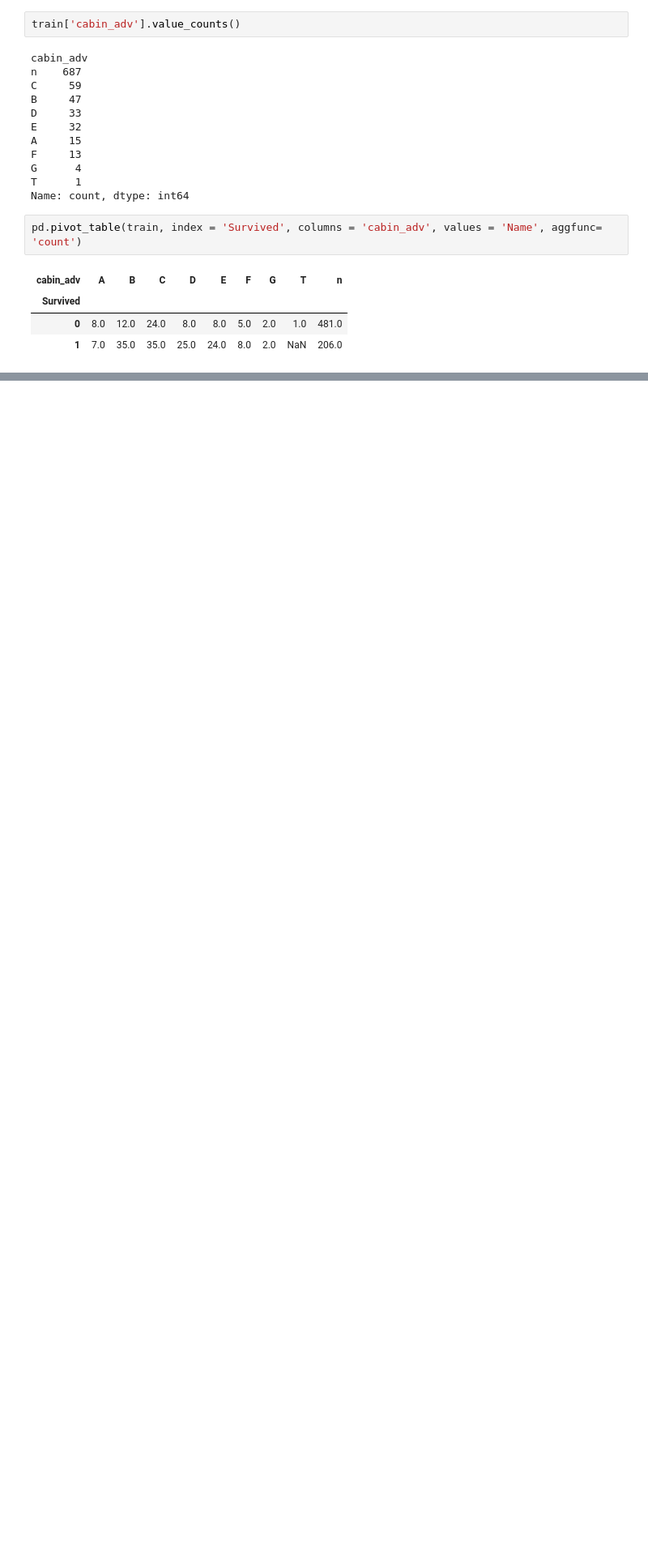
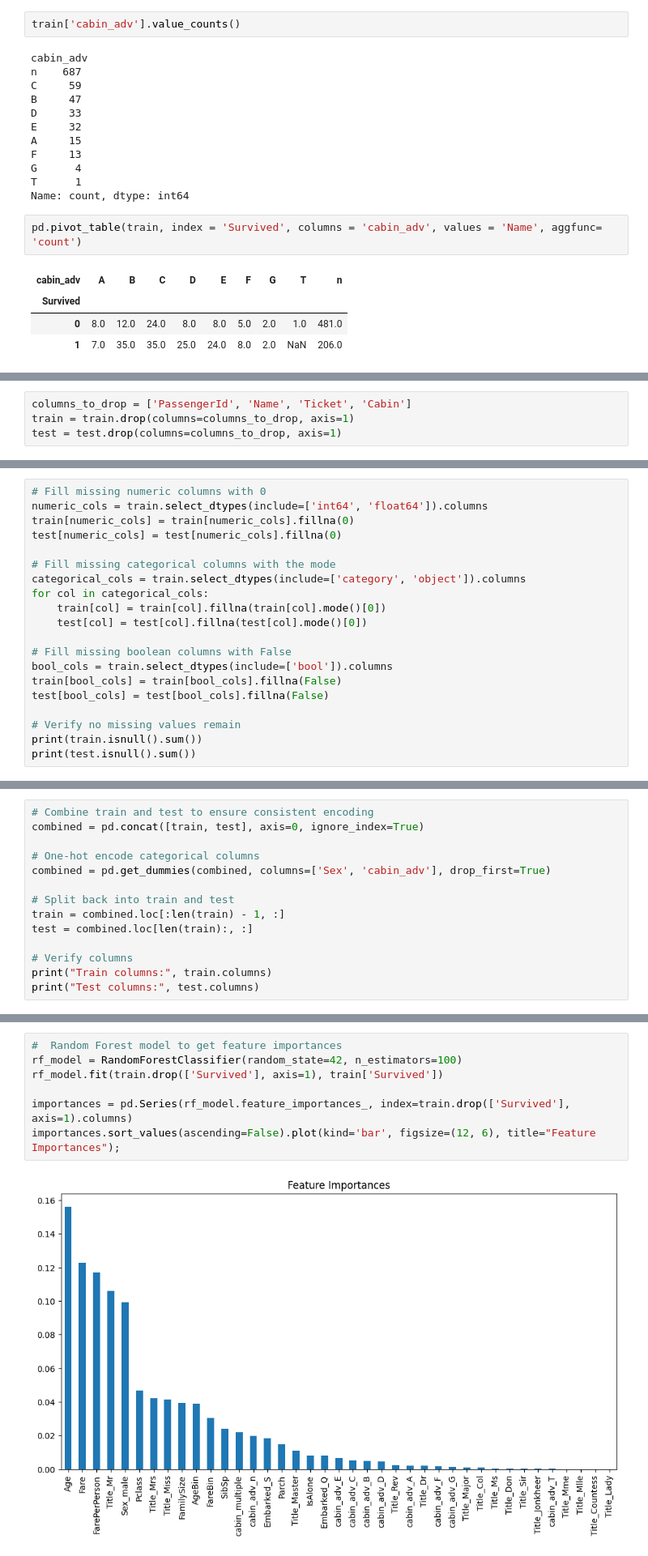
Before and after one commit to anu-sha19/titanic_ML-from-disaster, a Jupyter notebook: titanic-ml-project-debugged.ipynb, the cells around one changed output, grey strips where cells are left out. Shown: that part at 81% size. Drawn from its saved outputs; the diff is of its cells as text; blank space fills up the shorter version.

```diff
--- a/titanic-ml-project-debugged.ipynb
+++ b/titanic-ml-project-debugged.ipynb
@@ -511,0 +262,4 @@ for name, model in stacking_model.estimators_:
+# %%
+columns_to_drop = ['PassengerId', 'Name', 'Ticket', 'Cabin']
+train = train.drop(columns=columns_to_drop, axis=1)
+test = test.drop(columns=columns_to_drop, axis=1)
@@ -511,0 +286,20 @@ for name, model in stacking_model.estimators_:
+# %%
+# Fill missing numeric columns with 0
+numeric_cols = train.select_dtypes(include=['int64', 'float64']).columns
+train[numeric_cols] = train[numeric_cols].fillna(0)
+test[numeric_cols] = test[numeric_cols].fillna(0)
+
+# Fill missing categorical columns with the mode
+categorical_cols = train.select_dtypes(include=['category', 'object']).columns
+for col in categorical_cols:
+    train[col] = train[col].fillna(train[col].mode()[0])
+    test[col] = test[col].fillna(test[col].mode()[0])
+
+# Fill missing boolean columns with False
+bool_cols = train.select_dtypes(include=['bool']).columns
+train[bool_cols] = train[bool_cols].fillna(False)
+test[bool_cols] = test[bool_cols].fillna(False)
+
+# Verify no missing values remain
+print(train.isnull().sum())
+print(test.isnull().sum())
@@ -511,0 +324,14 @@ for name, model in stacking_model.estimators_:
+# %%
+# Combine train and test to ensure consistent encoding
+combined = pd.concat([train, test], axis=0, ignore_index=True)
+
+# One-hot encode categorical columns
+combined = pd.get_dummies(combined, columns=['Sex', 'cabin_adv'], drop_first=True)
+
+# Split back into train and test
+train = combined.loc[:len(train) - 1, :]
+test = combined.loc[len(train):, :]
+
+# Verify columns
+print("Train columns:", train.columns)
+print("Test columns:", test.columns)
@@ -511,0 +371,9 @@ for name, model in stacking_model.estimators_:
+# %%
+#  Random Forest model to get feature importances
+rf_model = RandomForestClassifier(random_state=42, n_estimators=100)
+rf_model.fit(train.drop(['Survived'], axis=1), train['Survived'])
+
+importances = pd.Series(rf_model.feature_importances_, index=train.drop(['Survived'], axis=1).columns)
+importances.sort_values(ascending=False).plot(kind='bar', figsize=(12, 6), title="Feature Importances");
+# %% [output]
+[figure, added]
```
Also changed, not shown: parts of 36 cells of this notebook.
